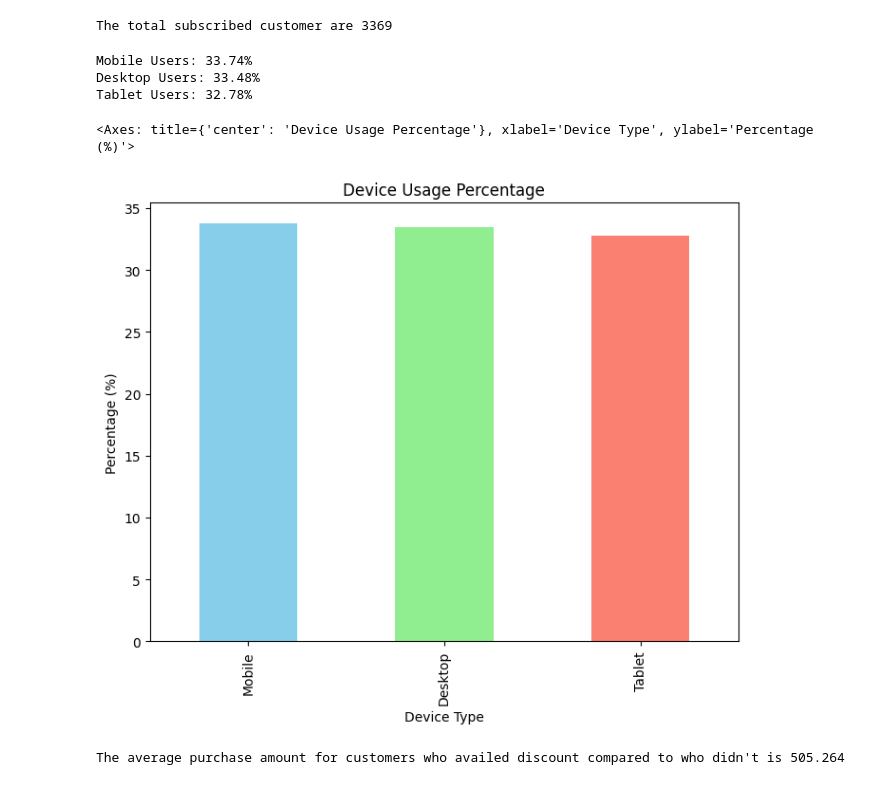
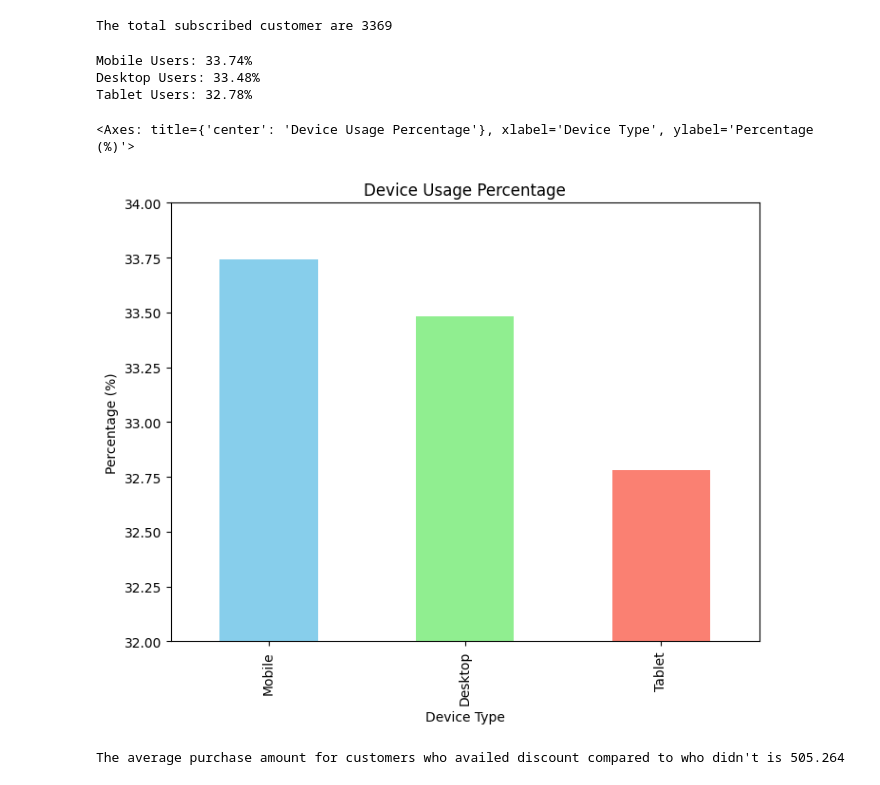
Before and after one commit to Nokibulofficial18/Data-Solution-360, a Jupyter notebook: Python Module/Final Assignment/assignment.ipynb, the cells around one changed output. Drawn from its saved outputs; the diff is of its cells as text; code cells hidden in the pictures.

Commit message:
changed the plots

```diff
--- a/Python Module/Final Assignment/assignment.ipynb
+++ b/Python Module/Final Assignment/assignment.ipynb
@@ -85,23 +85,24 @@ The total subscribed customer are 3369
 # %%
 device_percentages = df['Device Type'].value_counts(normalize=True) * 100
 print(f"Mobile Users: {round(device_percentages['Mobile'],3)}%")
 print(f"Desktop Users: {round(device_percentages['Desktop'],3)}%")
 print(f"Tablet Users: {round(device_percentages['Tablet'],3)}%")
 device_percentages.plot(
     kind='bar',
     title='Device Usage Percentage',
     ylabel='Percentage (%)',
     xlabel='Device Type',
     color=['skyblue', 'lightgreen', 'salmon', 'green', 'red', 'yellow'],
     grid=False,
+    ylim=(32,34),
     figsize=(8, 6)
 )
 # %% [output]
 Mobile Users: 33.74%
 Desktop Users: 33.48%
 Tablet Users: 32.78%
 <Axes: title={'center': 'Device Usage Percentage'}, xlabel='Device Type', ylabel='Percentage (%)'>
-[figure, old version]
+[figure, new version]
 # %%
 avg_purchase_discount = df.groupby('Discount Availed')['Purchase Amount ($)'].mean()
 avg_purchase_discount_availed = avg_purchase_discount[True]
```
Also changed, not shown: parts of 5 cells of this notebook.
